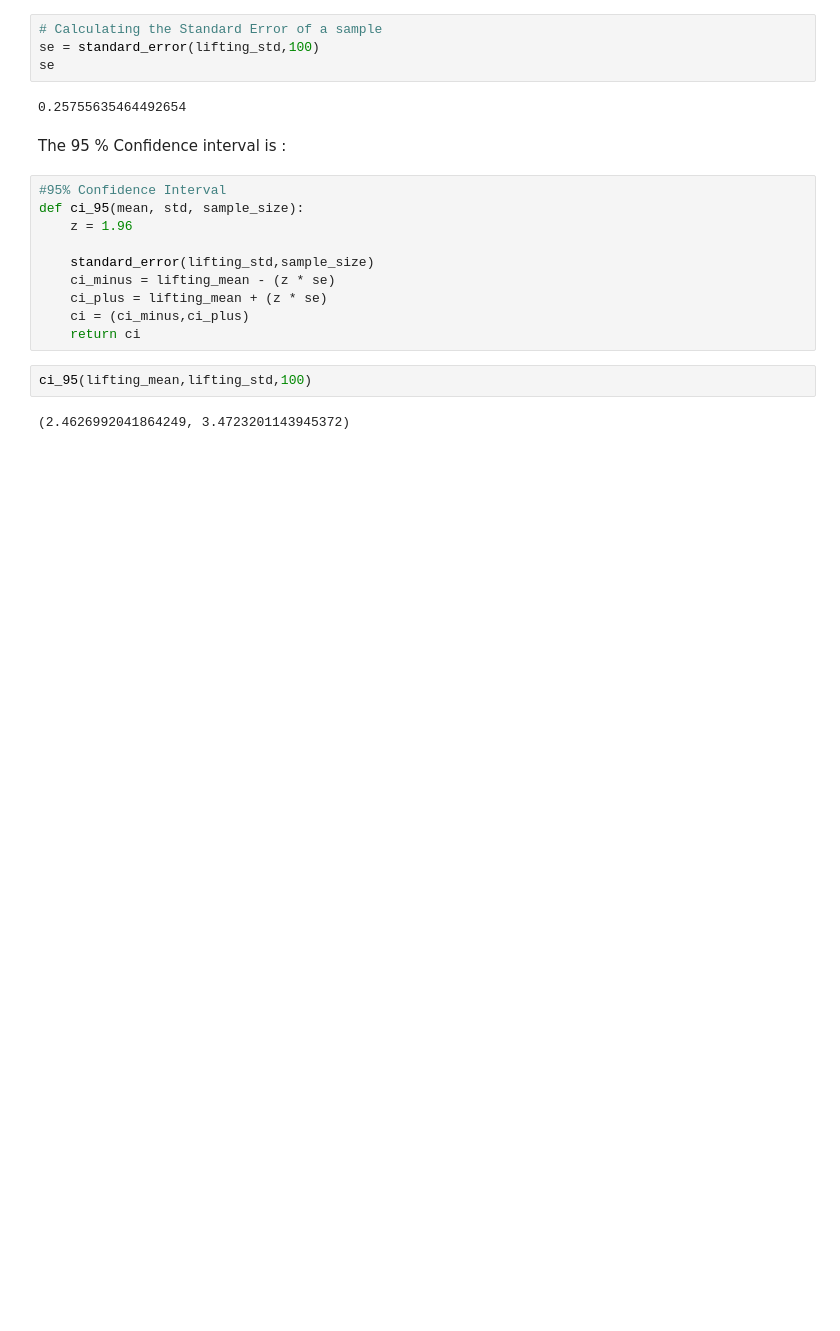
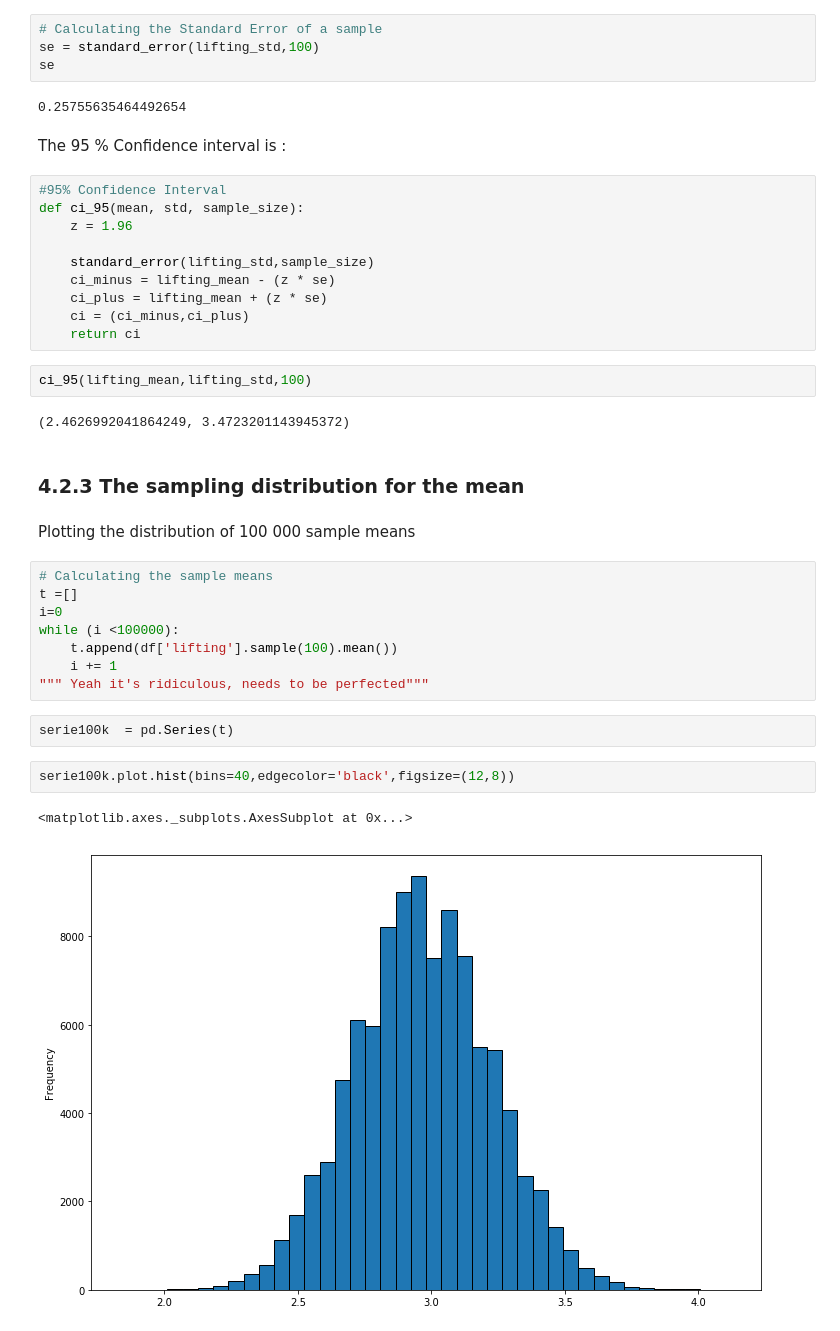
Before and after one commit to chikoungoun/OpenIntro, a Jupyter notebook: Chapter 4/Chap4_Foundations_for_Inference.ipynb, the cells around one changed output. Saved outputs shown, nothing was run; the diff lists cells and outputs as text; blank space fills up the shorter version.

```diff
--- a/Chapter 4/Chap4_Foundations_for_Inference.ipynb
+++ b/Chapter 4/Chap4_Foundations_for_Inference.ipynb
@@ -345,3 +345,22 @@ def ci_95(mean, std, sample_size):
 ci_95(lifting_mean,lifting_std,100)
 # %% [output]
 (2.4626992041864249, 3.4723201143945372)
+# %% [markdown]
+### 4.2.3 The sampling distribution for the mean
+# %% [markdown]
+Plotting the distribution of 100 000 sample means
+# %%
+# Calculating the sample means
+t =[]
+i=0
+while (i <100000):
+    t.append(df['lifting'].sample(100).mean())
+    i += 1
+""" Yeah it's ridiculous, needs to be perfected"""
+# %%
+serie100k  = pd.Series(t)
+# %%
+serie100k.plot.hist(bins=40,edgecolor='black',figsize=(12,8))
+# %% [output]
+<matplotlib.axes._subplots.AxesSubplot at 0x...>
+[figure, added]
```
Also changed, not shown: parts of 20 cells of this notebook.
